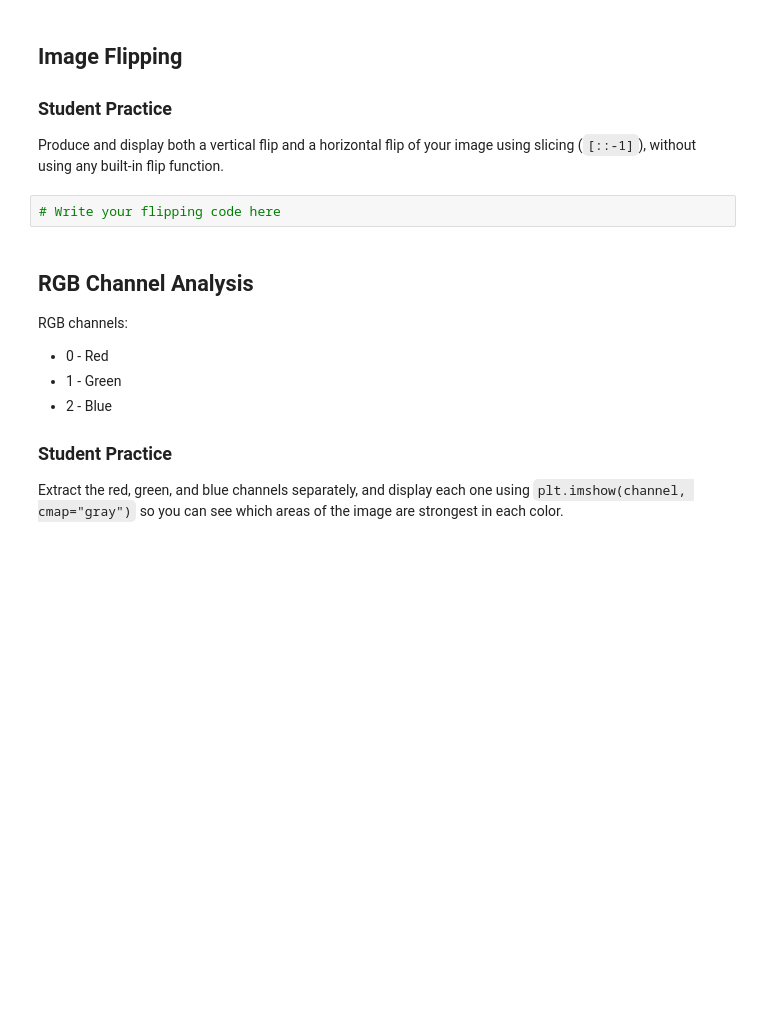
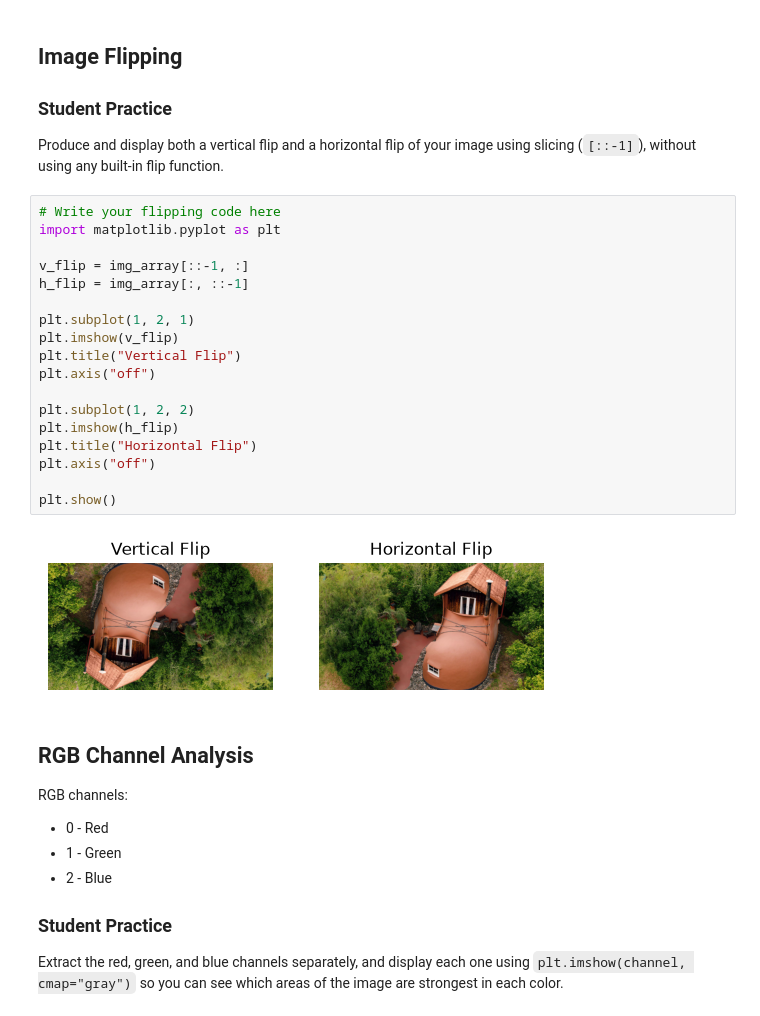
Before and after one commit to Ratnesh25012005/ML-Lab_Ratnesh-AP24110010649, a Jupyter notebook: Lab1/NumPy_HandsOn_Array_to_Image_Analysis_Student_Lab_v2_(2).ipynb, the cells around one changed output. Cells and saved outputs as stored; diff of their text form; blank space fills up the shorter version.

```diff
--- a/Lab1/NumPy_HandsOn_Array_to_Image_Analysis_Student_Lab_v2_(2).ipynb
+++ b/Lab1/NumPy_HandsOn_Array_to_Image_Analysis_Student_Lab_v2_(2).ipynb
@@ -441,6 +534,24 @@ plt.show()
 Produce and display both a vertical flip and a horizontal flip of your image using slicing (`[::-1]`), without using any built-in flip function.
 # %%
 # Write your flipping code here
+import matplotlib.pyplot as plt
+
+v_flip = img_array[::-1, :]
+h_flip = img_array[:, ::-1]
+
+plt.subplot(1, 2, 1)
+plt.imshow(v_flip)
+plt.title("Vertical Flip")
+plt.axis("off")
+
+plt.subplot(1, 2, 2)
+plt.imshow(h_flip)
+plt.title("Horizontal Flip")
+plt.axis("off")
+
+plt.show()
+# %% [output]
+[figure, added]
 # %% [markdown]
 ## RGB Channel Analysis
 
```
Also changed, not shown: parts of 38 cells of this notebook, 1 other file.
